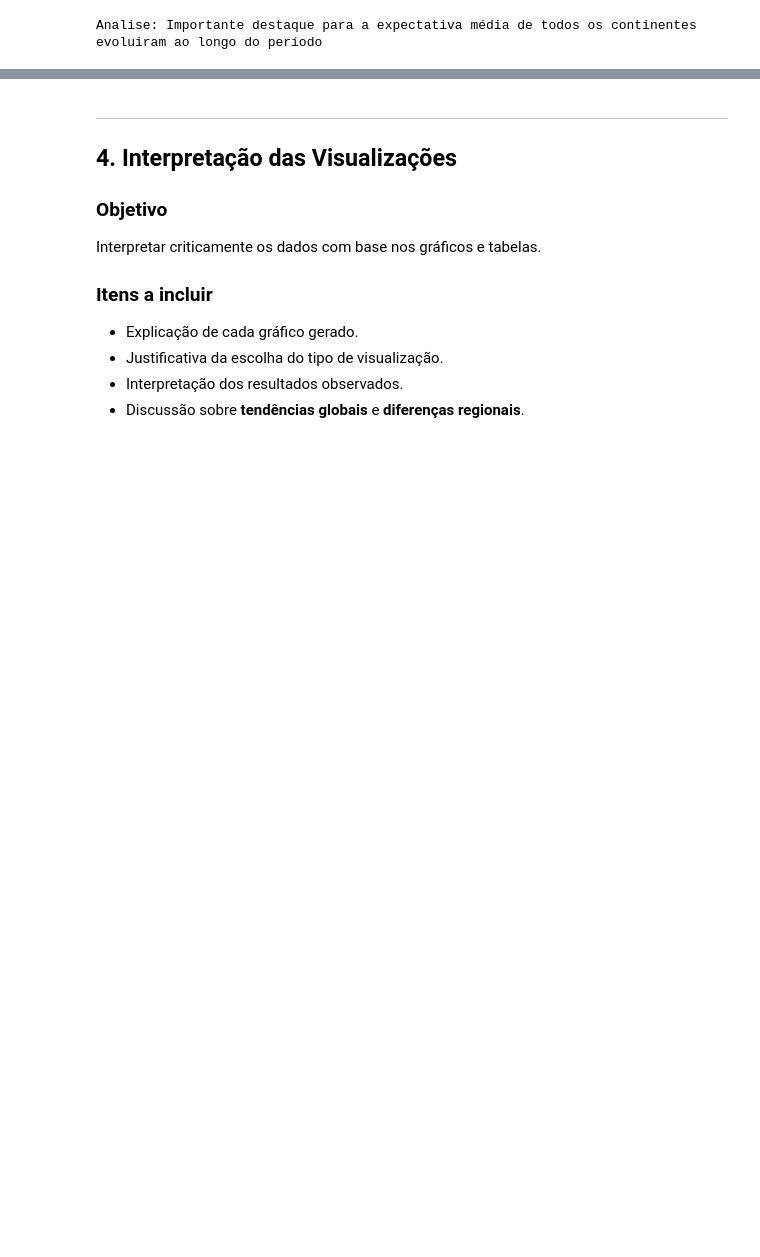
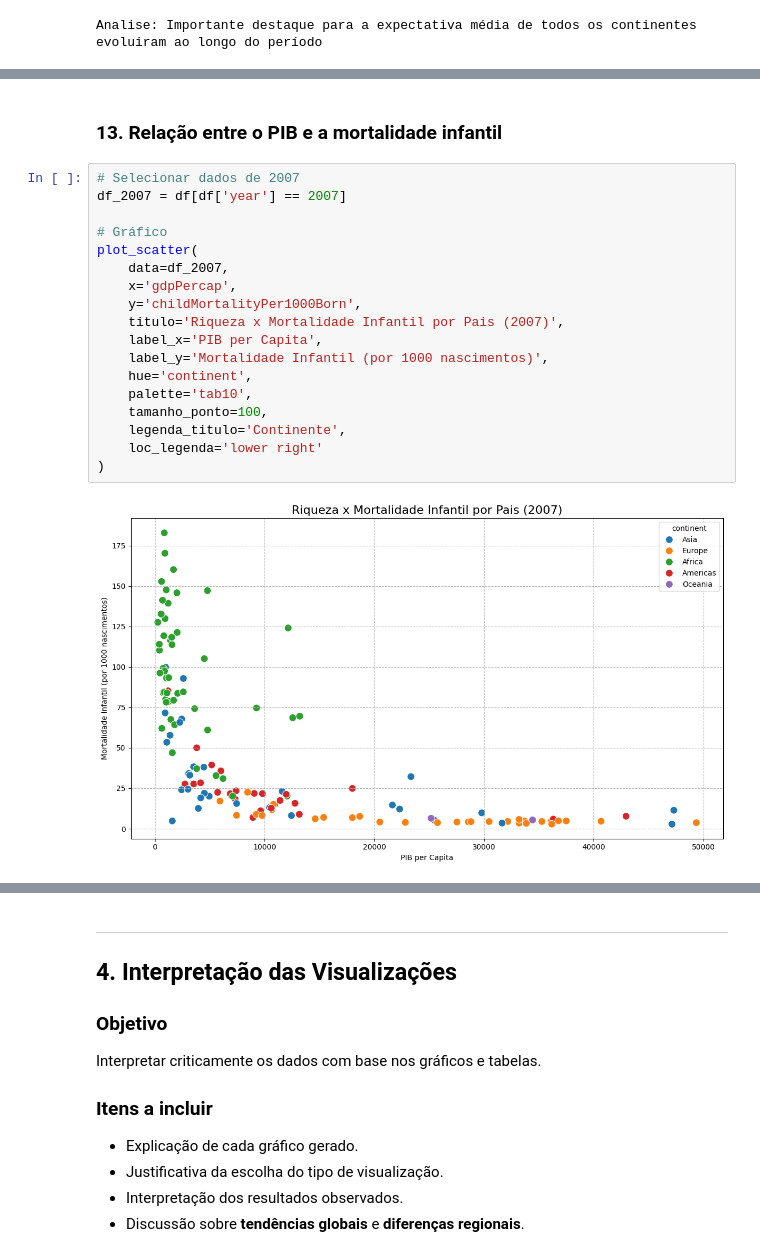
Before and after one commit to brunobgcardoso/avaliacao-python-ciencia-dados, a Jupyter notebook: src/Projeto.ipynb, the cells around one changed output, grey strips where cells are left out. Drawn from its saved outputs; the diff is of its cells as text; blank space fills up the shorter version.

```diff
--- a/src/Projeto.ipynb
+++ b/src/Projeto.ipynb
@@ -1415,0 +1493,22 @@ The library used by the *country names* `locationmode` option is changing in an
+# %% [markdown]
+### 13. Relação entre o PIB e a mortalidade infantil
+# %%
+# Selecionar dados de 2007
+df_2007 = df[df['year'] == 2007]
+
+# Gráfico
+plot_scatter(
+    data=df_2007,
+    x='gdpPercap',
+    y='childMortalityPer1000Born',
+    titulo='Riqueza x Mortalidade Infantil por Pais (2007)',
+    label_x='PIB per Capita',
+    label_y='Mortalidade Infantil (por 1000 nascimentos)',
+    hue='continent',
+    palette='tab10',
+    tamanho_ponto=100,
+    legenda_titulo='Continente',
+    loc_legenda='lower right'
+)
+# %% [output]
+[figure, added]
```
Also changed, not shown: parts of 16 cells of this notebook.
